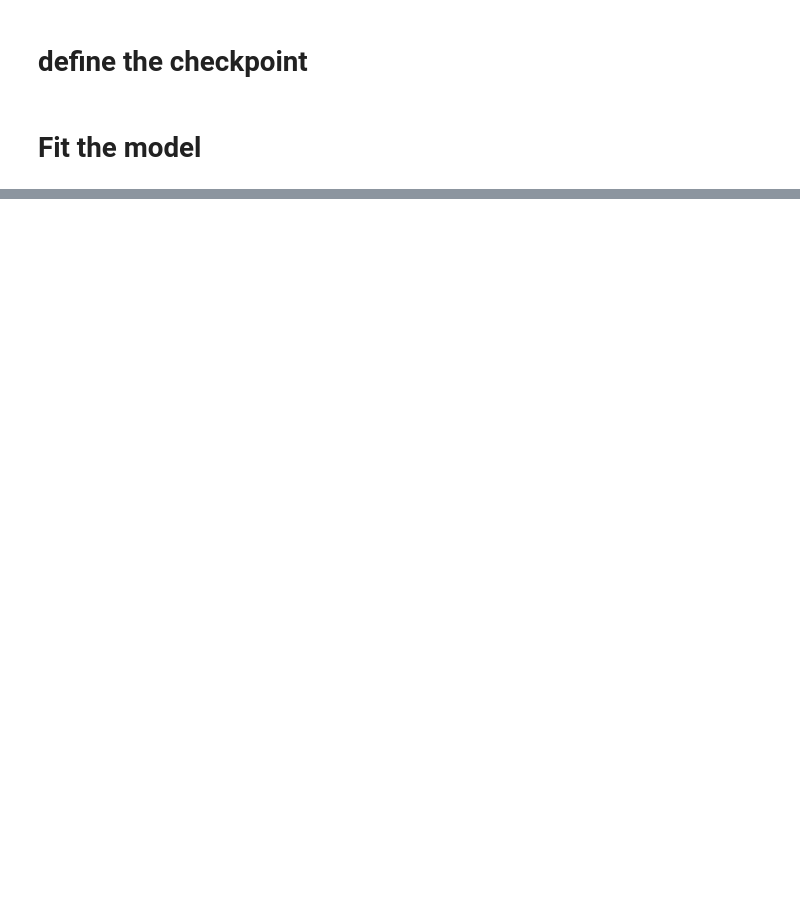
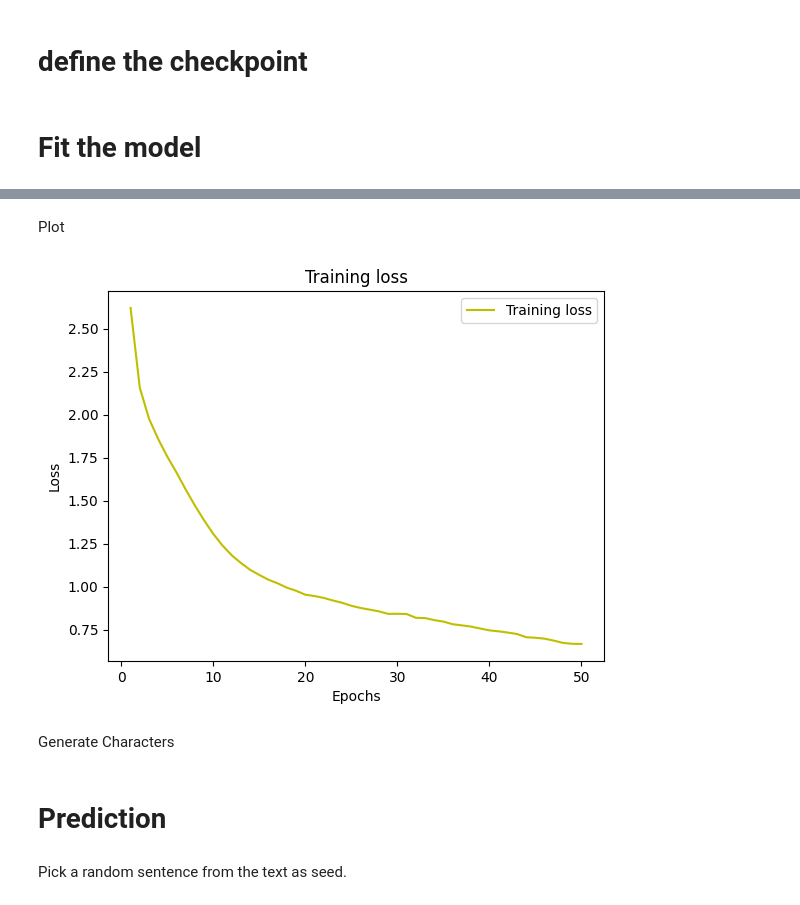
Before and after one commit to vinodgaitonde/Capstone_Group10, a Jupyter notebook: WordPredict_2.ipynb, the cells around one changed output, grey strips where cells are left out. Drawn from its saved outputs; the diff is of its cells as text; code cells hidden in the pictures; blank space fills up the shorter version.

```diff
--- a/WordPredict_2.ipynb
+++ b/WordPredict_2.ipynb
@@ -156,0 +156,17 @@ WARNING:absl:You are saving your model as an HDF5 file via `model.save()` or `ke
+# %% [markdown]
+Plot
+# %%
+from matplotlib import pyplot as plt
+#plot the training and validation accuracy and loss at each epoch
+loss = history.history['loss']
+epochs = range(1, len(loss) + 1)
+plt.plot(epochs, loss, 'y', label='Training loss')
+plt.title('Training loss')
+plt.xlabel('Epochs')
+plt.ylabel('Loss')
+plt.legend()
+plt.show()
+# %% [output]
+[figure, added]
+# %% [markdown]
+Generate Characters
@@ -156,0 +181,2 @@ WARNING:absl:You are saving your model as an HDF5 file via `model.save()` or `ke
+# %% [markdown]
+# Prediction
@@ -156,0 +186,2 @@ WARNING:absl:You are saving your model as an HDF5 file via `model.save()` or `ke
+# %% [markdown]
+Pick a random sentence from the text as seed.
```
Also changed, not shown: parts of 8 cells of this notebook.
